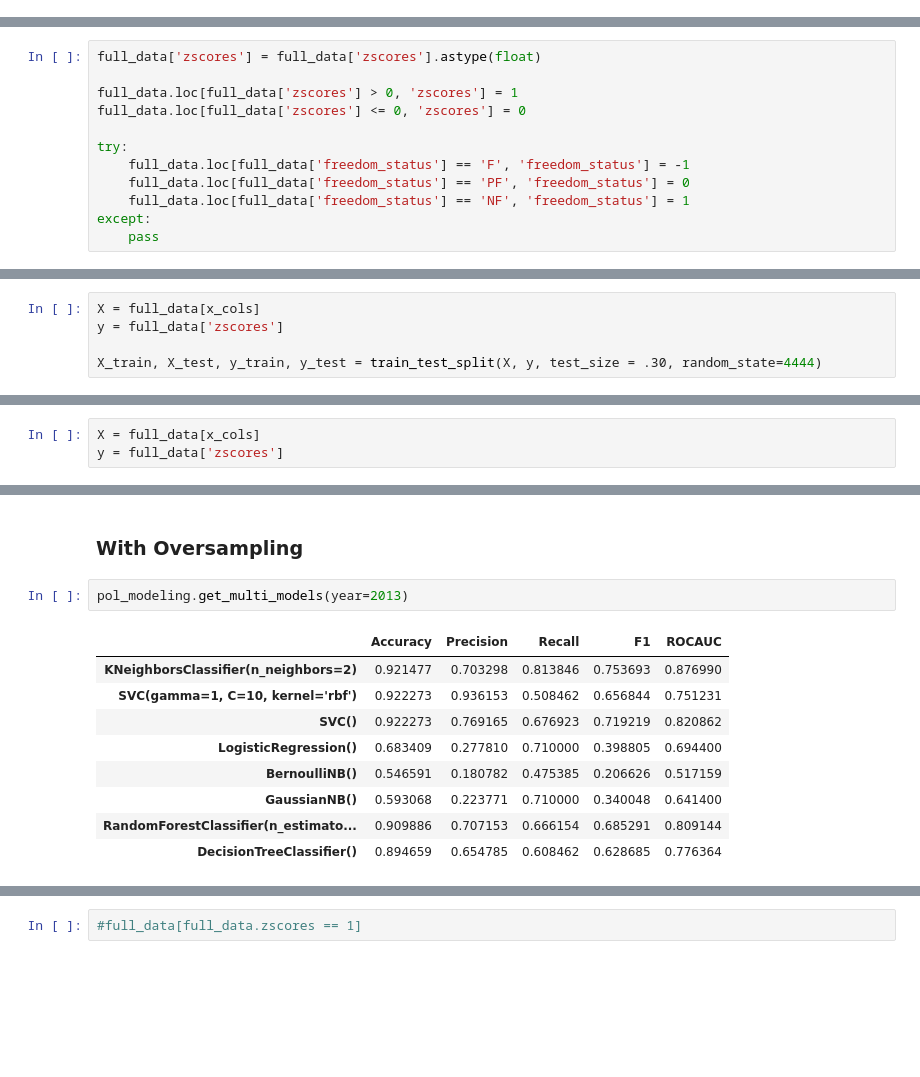
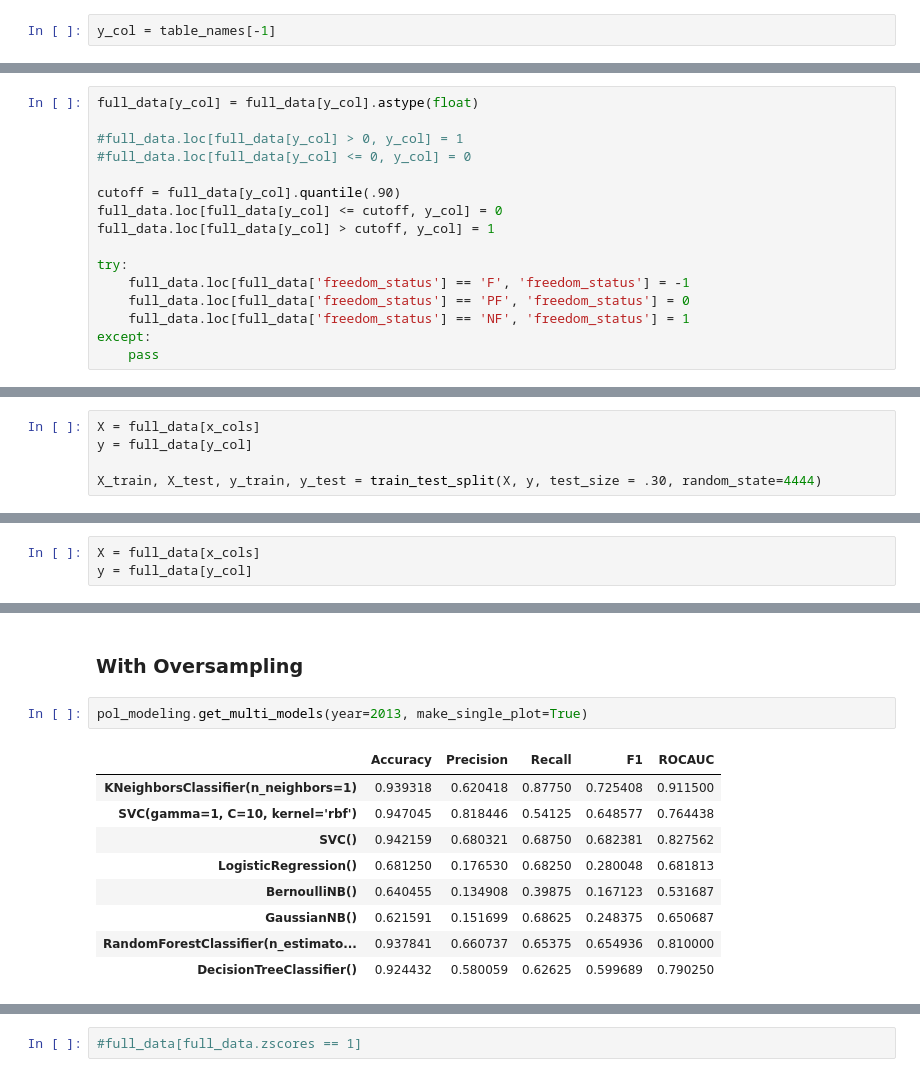
Before and after one commit to emilyhoughkovacs/humanitarian_unrest_classifier, a Jupyter notebook: ken_m/analyze_sql_data_multiyear.ipynb, the cells around one changed output, grey strips where cells are left out. Drawn from its saved outputs; the diff is of its cells as text; blank space fills up the shorter version.

```diff
--- a/ken_m/analyze_sql_data_multiyear.ipynb
+++ b/ken_m/analyze_sql_data_multiyear.ipynb
@@ -142,3 +144,5 @@ table_names = ['civil_liberties', \
+# %%
+y_col = table_names[-1]
 # %%
 x_cols = table_names[:-1]
 # %%
@@ -179,10 +183,14 @@ full_data.head()
 |  | ARE | 5 | 6 | 22.5 | 13.810060 | ... |
 |  | ARG | 2 | 2 | 40.0 | 1.025393 | ... |
 # %%
-full_data['zscores'] = full_data['zscores'].astype(float)
+full_data[y_col] = full_data[y_col].astype(float)
 
-full_data.loc[full_data['zscores'] > 0, 'zscores'] = 1
-full_data.loc[full_data['zscores'] <= 0, 'zscores'] = 0
+#full_data.loc[full_data[y_col] > 0, y_col] = 1
+#full_data.loc[full_data[y_col] <= 0, y_col] = 0
+
+cutoff = full_data[y_col].quantile(.90)
+full_data.loc[full_data[y_col] <= cutoff, y_col] = 0
+full_data.loc[full_data[y_col] > cutoff, y_col] = 1
 
 try:
     full_data.loc[full_data['freedom_status'] == 'F', 'freedom_status'] = -1
@@ -419,7 +427,7 @@ def oversample_data(X_t, y_t, ratio):
     return X_t, y_t
 # %%
 X = full_data[x_cols]
-y = full_data['zscores']
+y = full_data[y_col]
 
 X_train, X_test, y_train, y_test = train_test_split(X, y, test_size = .30, random_state=4444)
 # %%
@@ -920,7 +1025,7 @@ class getCrossValScoresBySSS(object):
             print()
 # %%
 X = full_data[x_cols]
-y = full_data['zscores']
+y = full_data[y_col]
 # %% [markdown]
 ## Scores for various models
 # %% [markdown]
@@ -1052,14 +1175,14 @@ plt.show()
 # %% [markdown]
 ### With Oversampling
 # %%
-pol_modeling.get_multi_models(year=2013)
+pol_modeling.get_multi_models(year=2013, make_single_plot=True)
 # %% [output]
 |  | Accuracy | Precision | Recall | F1 | ROCAUC |
-| KNeighborsClassifier(n_neighbors=2) | 0.921477 | 0.703298 | 0.813846 | 0.753693 | 0.876990 |
-| SVC(gamma=1, C=10, kernel='rbf') | 0.922273 | 0.936153 | 0.508462 | 0.656844 | 0.751231 |
-| SVC() | 0.922273 | 0.769165 | 0.676923 | 0.719219 | 0.820862 |
-| LogisticRegression() | 0.683409 | 0.277810 | 0.710000 | 0.398805 | 0.694400 |
-| BernoulliNB() | 0.546591 | 0.180782 | 0.475385 | 0.206626 | 0.517159 |
-| GaussianNB() | 0.593068 | 0.223771 | 0.710000 | 0.340048 | 0.641400 |
-| RandomForestClassifier(n_estimato... | 0.909886 | 0.707153 | 0.666154 | 0.685291 | 0.809144 |
-| DecisionTreeClassifier() | 0.894659 | 0.654785 | 0.608462 | 0.628685 | 0.776364 |
+| KNeighborsClassifier(n_neighbors=1) | 0.939318 | 0.620418 | 0.87750 | 0.725408 | 0.911500 |
+| SVC(gamma=1, C=10, kernel='rbf') | 0.947045 | 0.818446 | 0.54125 | 0.648577 | 0.764438 |
+| SVC() | 0.942159 | 0.680321 | 0.68750 | 0.682381 | 0.827562 |
+| LogisticRegression() | 0.681250 | 0.176530 | 0.68250 | 0.280048 | 0.681813 |
+| BernoulliNB() | 0.640455 | 0.134908 | 0.39875 | 0.167123 | 0.531687 |
+| GaussianNB() | 0.621591 | 0.151699 | 0.68625 | 0.248375 | 0.650687 |
+| RandomForestClassifier(n_estimato... | 0.937841 | 0.660737 | 0.65375 | 0.654936 | 0.810000 |
+| DecisionTreeClassifier() | 0.924432 | 0.580059 | 0.62625 | 0.599689 | 0.790250 |
```
Also changed, not shown: parts of 39 cells of this notebook, 2 other files.
